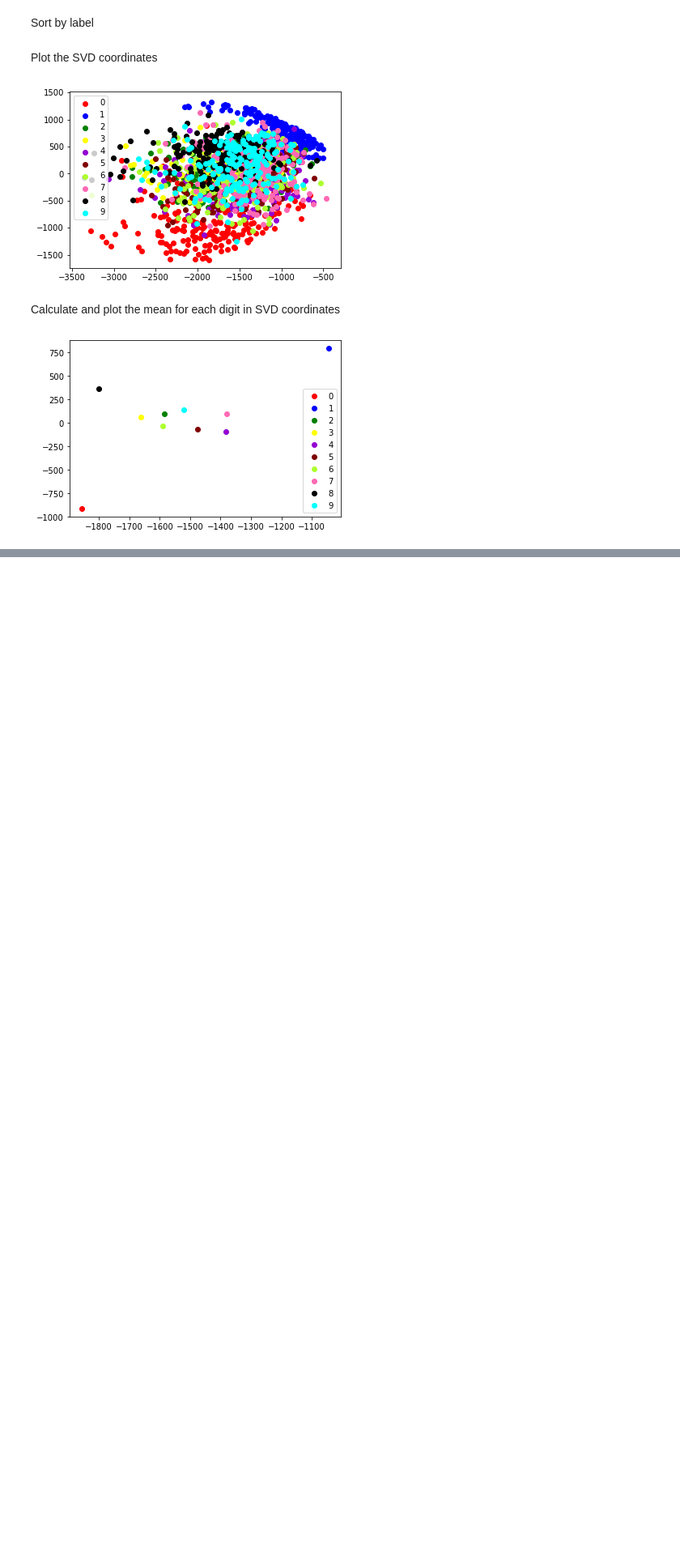
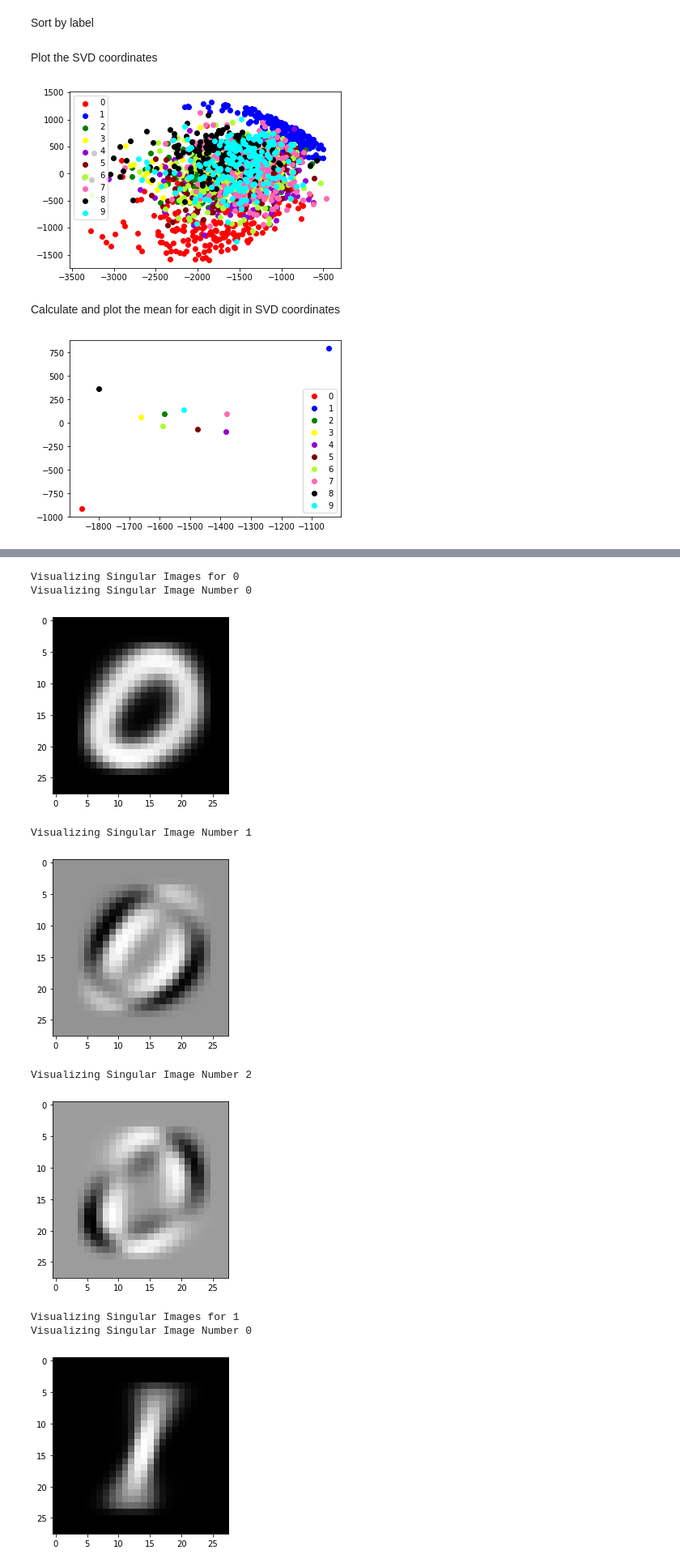
Before and after one commit to DanielY1783/mnist_svd, a Jupyter notebook: mnist.ipynb, the cells around one changed output, grey strips where cells are left out. Shown: that part at 81% size. Drawn from its saved outputs; the diff is of its cells as text; code cells hidden in the pictures; blank space fills up the shorter version.

Commit message:
Finished SVD and mean digit classification

```diff
--- a/mnist.ipynb
+++ b/mnist.ipynb
@@ -46,7 +54,7 @@ Label:  9
 Credits: https://towardsdatascience.com/pca-and-svd-explained-with-numpy-5d13b0d2a4d8
 # %%
 # Calculate the covariance matrix
-covariance = np.cov(x_train_rowvector_sample2000, rowvar=False)
+covariance = np.cov(x_train_colvector_sample2000)
 # %%
 # Calculate the eigenvalues and the eigenvectors for the covariance matrix
 eigenvalues, eigenvectors = np.linalg.eig(covariance)
@@ -56,7 +64,7 @@ eigenvalues = np.real(eigenvalues)
 eigenvectors = np.real(eigenvectors)
 # %%
 # Project original data onto eigenvectors
-pca = np.dot(x_train_rowvector_sample2000, eigenvectors)
+pca = np.dot(x_train_colvector_sample2000.T, eigenvectors)
 # Get only the first two columns for the first two principal components
 pca = pca[:, 0:2]
 # %% [markdown]
@@ -111,7 +119,7 @@ Compare the PCA visualization with SVD dimensionality reduction
 Calculate SVD and use dimensionality reduction to get down to 2 coordinates
 # %%
 # Calculate u, s, v
-u, s, v = np.linalg.svd(x_train_rowvector_sample2000.T, full_matrices=False)
+u, s, v = np.linalg.svd(x_train_colvector_sample2000, full_matrices=False)
 # Set all singular values greater than the first two to 0
 for i in range(2, s.shape[0]):
     s[i] = 0
@@ -161,0 +174,7 @@ plt.show()
+# %%
+x_list= [0] * 10
+y_list = [0] * 10
+for i in range(10):
+    # Get x and y values in each label by the coordinate in the list
+    x_list[i] = (x_train_colvector[:, y_train == i])
+    y_list[i] = (y_train[y_train == i])
@@ -161,0 +183,25 @@ plt.show()
+# %%
+for i in range(10):
+    print("Visualizing Singular Images for " + str(i))
+    # Calculate the SVD for that digit
+    u, s, v = np.linalg.svd(x_list[i], full_matrices=False)
+    # Visualize the first three singular images
+    for j in range(3):
+        print("Visualizing Singular Image Number " + str(j))
+        # Get the singular image
+        image = u[:, j]
+        # Show singular image
+        plt.imshow(image.reshape(28, 28), cmap="Greys")
+        plt.show()
+        plt.close()
+# %% [output]
+Visualizing Singular Images for 0
+Visualizing Singular Image Number 0
+[figure, added]
+Visualizing Singular Image Number 1
+[figure, added]
+Visualizing Singular Image Number 2
+[figure, added]
+Visualizing Singular Images for 1
+Visualizing Singular Image Number 0
+[figure, added]
```
Also changed, not shown: parts of 19 cells of this notebook.
